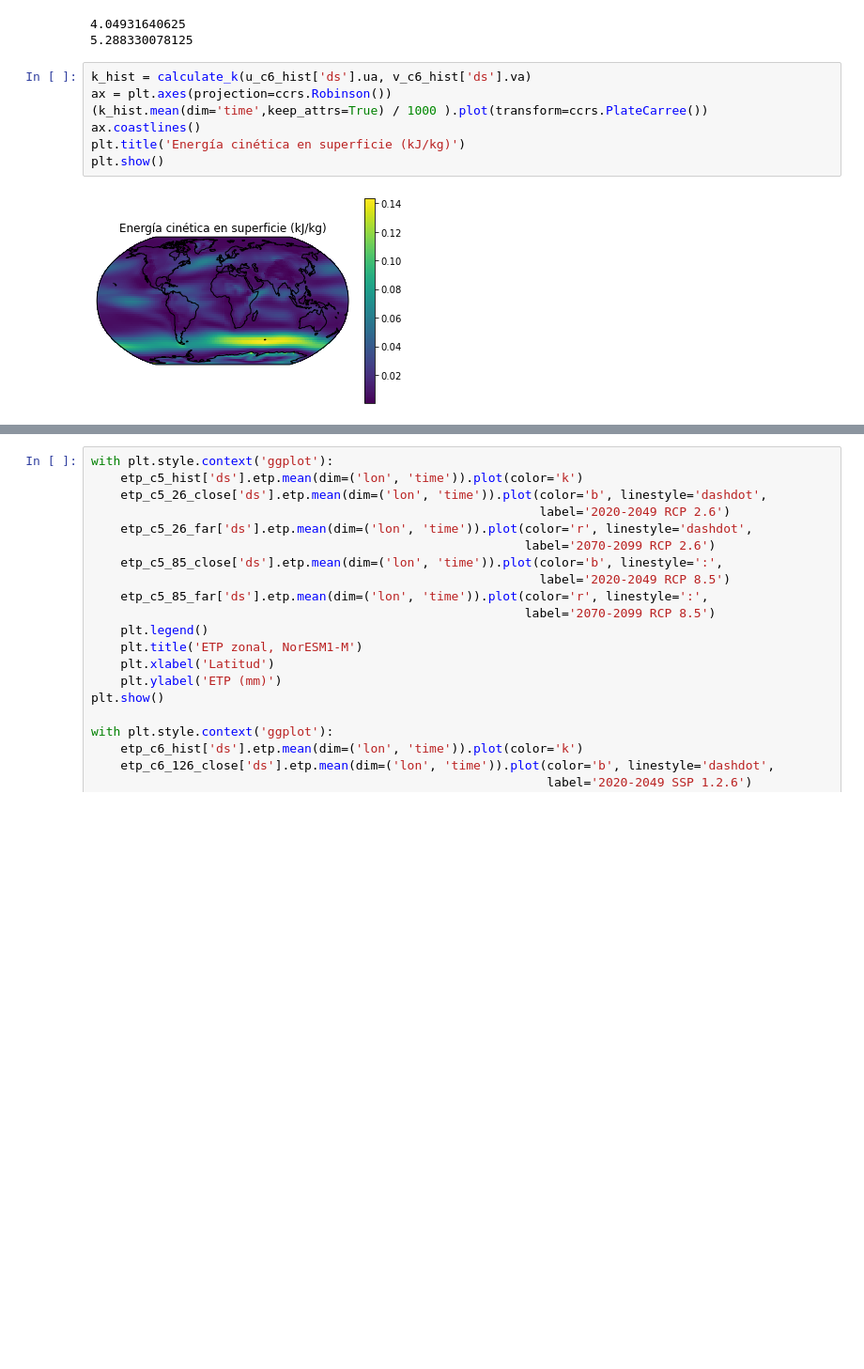
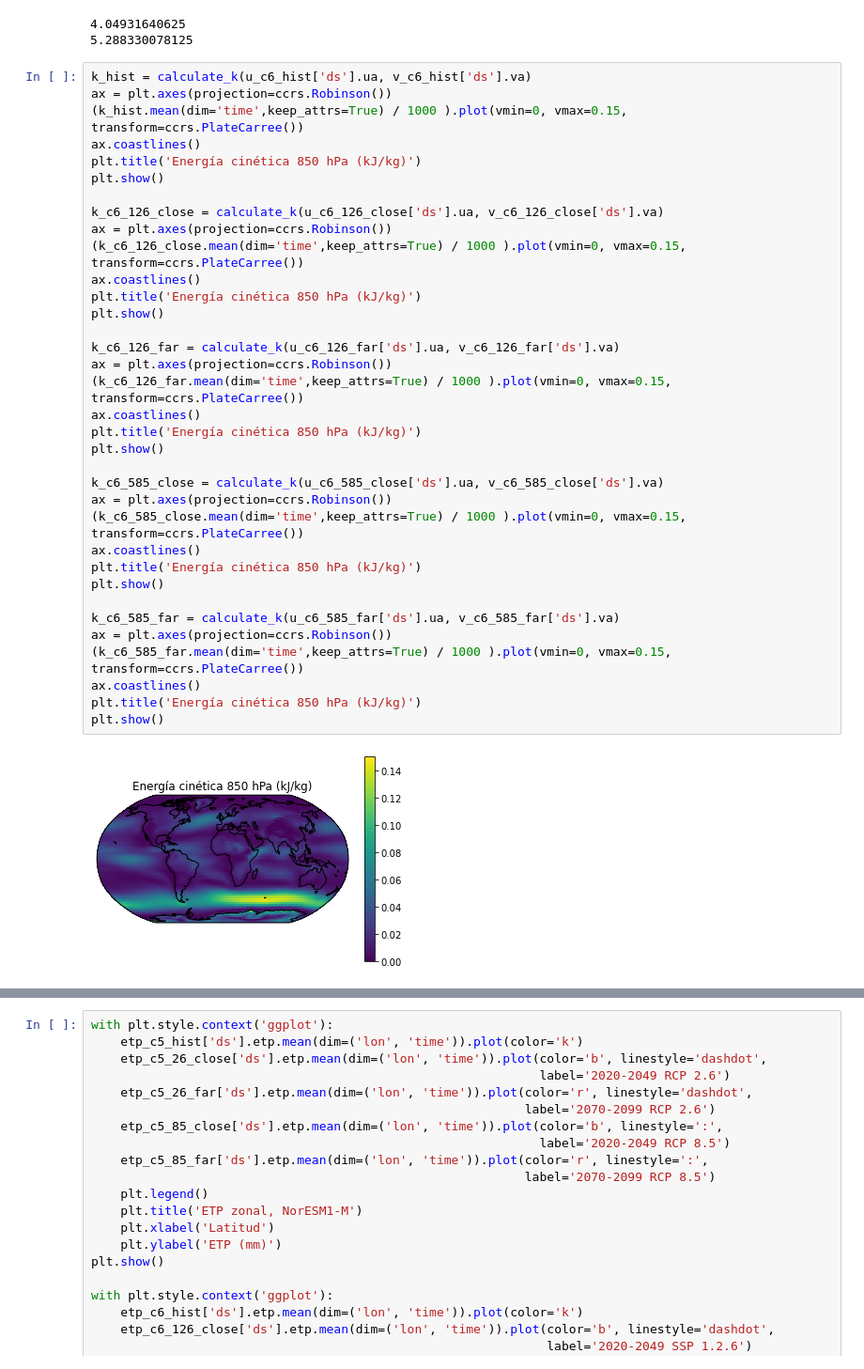
Before and after one commit to blychs/climatologia_fisica, a Jupyter notebook: practica3.ipynb, the cells around one changed output, grey strips where cells are left out. Shown at 94% size. Cells and saved outputs as stored; diff of their text form; blank space fills up the shorter version.

```diff
--- a/practica3.ipynb
+++ b/practica3.ipynb
@@ -179,12 +179,40 @@ print(t_c6_hist['ds'].tas.mean().values - 273)
 [figure]
 4.04931640625
 5.288330078125
-# %%
-k_hist = calculate_k(u_c6_hist['ds'].ua, v_c6_hist['ds'].va)
-ax = plt.axes(projection=ccrs.Robinson())
-(k_hist.mean(dim='time',keep_attrs=True) / 1000 ).plot(transform=ccrs.PlateCarree())
-ax.coastlines()
-plt.title('Energía cinética en superficie (kJ/kg)')
-plt.show()
-# %% [output]
-[figure, removed]
+# %%
+k_hist = calculate_k(u_c6_hist['ds'].ua, v_c6_hist['ds'].va)
+ax = plt.axes(projection=ccrs.Robinson())
+(k_hist.mean(dim='time',keep_attrs=True) / 1000 ).plot(vmin=0, vmax=0.15, transform=ccrs.PlateCarree())
+ax.coastlines()
+plt.title('Energía cinética 850 hPa (kJ/kg)')
+plt.show()
+
+k_c6_126_close = calculate_k(u_c6_126_close['ds'].ua, v_c6_126_close['ds'].va)
+ax = plt.axes(projection=ccrs.Robinson())
+(k_c6_126_close.mean(dim='time',keep_attrs=True) / 1000 ).plot(vmin=0, vmax=0.15, transform=ccrs.PlateCarree())
+ax.coastlines()
+plt.title('Energía cinética 850 hPa (kJ/kg)')
+plt.show()
+
+k_c6_126_far = calculate_k(u_c6_126_far['ds'].ua, v_c6_126_far['ds'].va)
+ax = plt.axes(projection=ccrs.Robinson())
+(k_c6_126_far.mean(dim='time',keep_attrs=True) / 1000 ).plot(vmin=0, vmax=0.15, transform=ccrs.PlateCarree())
+ax.coastlines()
+plt.title('Energía cinética 850 hPa (kJ/kg)')
+plt.show()
+
+k_c6_585_close = calculate_k(u_c6_585_close['ds'].ua, v_c6_585_close['ds'].va)
+ax = plt.axes(projection=ccrs.Robinson())
+(k_c6_585_close.mean(dim='time',keep_attrs=True) / 1000 ).plot(vmin=0, vmax=0.15, transform=ccrs.PlateCarree())
+ax.coastlines()
+plt.title('Energía cinética 850 hPa (kJ/kg)')
+plt.show()
+
+k_c6_585_far = calculate_k(u_c6_585_far['ds'].ua, v_c6_585_far['ds'].va)
+ax = plt.axes(projection=ccrs.Robinson())
+(k_c6_585_far.mean(dim='time',keep_attrs=True) / 1000 ).plot(vmin=0, vmax=0.15, transform=ccrs.PlateCarree())
+ax.coastlines()
+plt.title('Energía cinética 850 hPa (kJ/kg)')
+plt.show()
+# %% [output]
+[figure, added]
```
Also changed, not shown: parts of 9 cells of this notebook.
